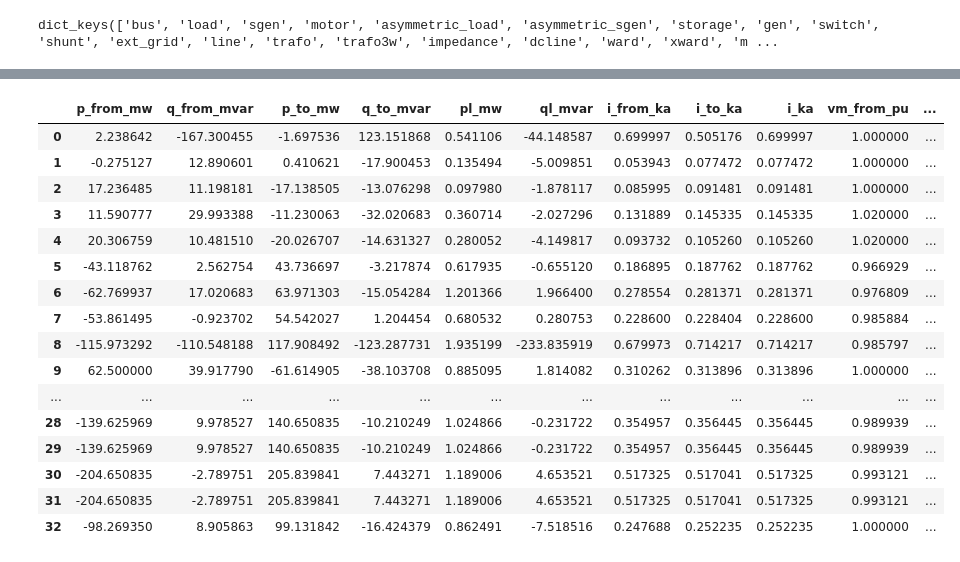
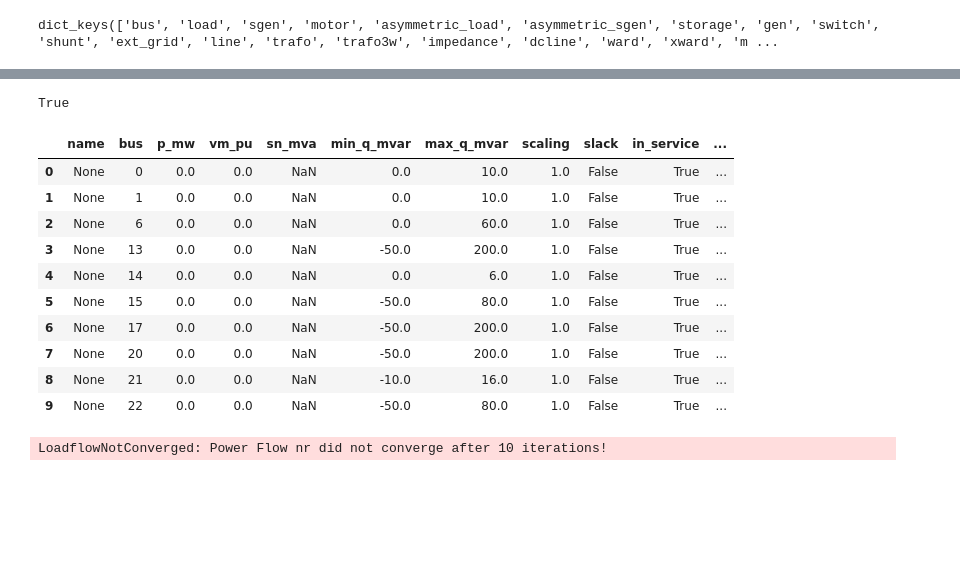
Before and after one commit to mukeswebrian/Parallel-PSO-OPF-Scalability, a Jupyter notebook: pandapower_exploration.ipynb, the cells around one changed output, grey strips where cells are left out. Saved outputs shown, nothing was run; the diff lists cells and outputs as text; code cells hidden in the pictures; blank space fills up the shorter version.

Commit message:
read and wrote control parameters

```diff
--- a/pandapower_exploration.ipynb
+++ b/pandapower_exploration.ipynb
@@ -138,0 +154,8 @@ dict_keys(['bus', 'load', 'sgen', 'motor', 'asymmetric_load', 'asymmetric_sgen',
+# %%
+case = 'pglib_opf_case24_ieee_rts.mat'
+net = pc.from_mpc(os.path.join(os.getcwd(), 'case_files', case),
+                  casename_mpc_file='ans')
+
+pp.runpp(net)
+
+rd.get1DparameterArray(net)
@@ -138,0 +182,5 @@ dict_keys(['bus', 'load', 'sgen', 'motor', 'asymmetric_load', 'asymmetric_sgen',
+# %%
+parameters = rd.get1DparameterArray(net)
+update = pd.Series([0 for i in parameters.index], name='params', index=parameters.index)
+parameters.update(update)
+parameters
@@ -139,20 +205,22 @@ dict_keys(['bus', 'load', 'sgen', 'motor', 'asymmetric_load', 'asymmetric_sgen',
+# %%
+up.updateControlParams(net, parameters)
+# %% [output]
+True
 # %%
-net.res_line
+net.gen
 # %% [output]
-|  | p_from_mw | q_from_mvar | p_to_mw | q_to_mvar | pl_mw | ql_mvar | i_from_ka | i_to_ka | i_ka | vm_from_pu | ... |
-| 0 | 2.238642 | -167.300455 | -1.697536 | 123.151868 | 0.541106 | -44.148587 | 0.699997 | 0.505176 | 0.699997 | 1.000000 | ... |
-| 1 | -0.275127 | 12.890601 | 0.410621 | -17.900453 | 0.135494 | -5.009851 | 0.053943 | 0.077472 | 0.077472 | 1.000000 | ... |
-| 2 | 17.236485 | 11.198181 | -17.138505 | -13.076298 | 0.097980 | -1.878117 | 0.085995 | 0.091481 | 0.091481 | 1.000000 | ... |
-| 3 | 11.590777 | 29.993388 | -11.230063 | -32.020683 | 0.360714 | -2.027296 | 0.131889 | 0.145335 | 0.145335 | 1.020000 | ... |
-| 4 | 20.306759 | 10.481510 | -20.026707 | -14.631327 | 0.280052 | -4.149817 | 0.093732 | 0.105260 | 0.105260 | 1.020000 | ... |
-| 5 | -43.118762 | 2.562754 | 43.736697 | -3.217874 | 0.617935 | -0.655120 | 0.186895 | 0.187762 | 0.187762 | 0.966929 | ... |
-| 6 | -62.769937 | 17.020683 | 63.971303 | -15.054284 | 1.201366 | 1.966400 | 0.278554 | 0.281371 | 0.281371 | 0.976809 | ... |
-| 7 | -53.861495 | -0.923702 | 54.542027 | 1.204454 | 0.680532 | 0.280753 | 0.228600 | 0.228404 | 0.228600 | 0.985884 | ... |
-| 8 | -115.973292 | -110.548188 | 117.908492 | -123.287731 | 1.935199 | -233.835919 | 0.679973 | 0.714217 | 0.714217 | 0.985797 | ... |
-| 9 | 62.500000 | 39.917790 | -61.614905 | -38.103708 | 0.885095 | 1.814082 | 0.310262 | 0.313896 | 0.313896 | 1.000000 | ... |
-| ... | ... | ... | ... | ... | ... | ... | ... | ... | ... | ... | ... |
-| 28 | -139.625969 | 9.978527 | 140.650835 | -10.210249 | 1.024866 | -0.231722 | 0.354957 | 0.356445 | 0.356445 | 0.989939 | ... |
-| 29 | -139.625969 | 9.978527 | 140.650835 | -10.210249 | 1.024866 | -0.231722 | 0.354957 | 0.356445 | 0.356445 | 0.989939 | ... |
-| 30 | -204.650835 | -2.789751 | 205.839841 | 7.443271 | 1.189006 | 4.653521 | 0.517325 | 0.517041 | 0.517325 | 0.993121 | ... |
-| 31 | -204.650835 | -2.789751 | 205.839841 | 7.443271 | 1.189006 | 4.653521 | 0.517325 | 0.517041 | 0.517325 | 0.993121 | ... |
-| 32 | -98.269350 | 8.905863 | 99.131842 | -16.424379 | 0.862491 | -7.518516 | 0.247688 | 0.252235 | 0.252235 | 1.000000 | ... |
+|  | name | bus | p_mw | vm_pu | sn_mva | min_q_mvar | max_q_mvar | scaling | slack | in_service | ... |
+| 0 | None | 0 | 0.0 | 0.0 | NaN | 0.0 | 10.0 | 1.0 | False | True | ... |
+| 1 | None | 1 | 0.0 | 0.0 | NaN | 0.0 | 10.0 | 1.0 | False | True | ... |
+| 2 | None | 6 | 0.0 | 0.0 | NaN | 0.0 | 60.0 | 1.0 | False | True | ... |
+| 3 | None | 13 | 0.0 | 0.0 | NaN | -50.0 | 200.0 | 1.0 | False | True | ... |
+| 4 | None | 14 | 0.0 | 0.0 | NaN | 0.0 | 6.0 | 1.0 | False | True | ... |
+| 5 | None | 15 | 0.0 | 0.0 | NaN | -50.0 | 80.0 | 1.0 | False | True | ... |
+| 6 | None | 17 | 0.0 | 0.0 | NaN | -50.0 | 200.0 | 1.0 | False | True | ... |
+| 7 | None | 20 | 0.0 | 0.0 | NaN | -50.0 | 200.0 | 1.0 | False | True | ... |
+| 8 | None | 21 | 0.0 | 0.0 | NaN | -10.0 | 16.0 | 1.0 | False | True | ... |
+| 9 | None | 22 | 0.0 | 0.0 | NaN | -50.0 | 80.0 | 1.0 | False | True | ... |
+# %%
+pp.runpp(net)
+# %% [output]
+LoadflowNotConverged: Power Flow nr did not converge after 10 iterations!
```
Also changed, not shown: parts of 6 cells of this notebook, 4 other files.
